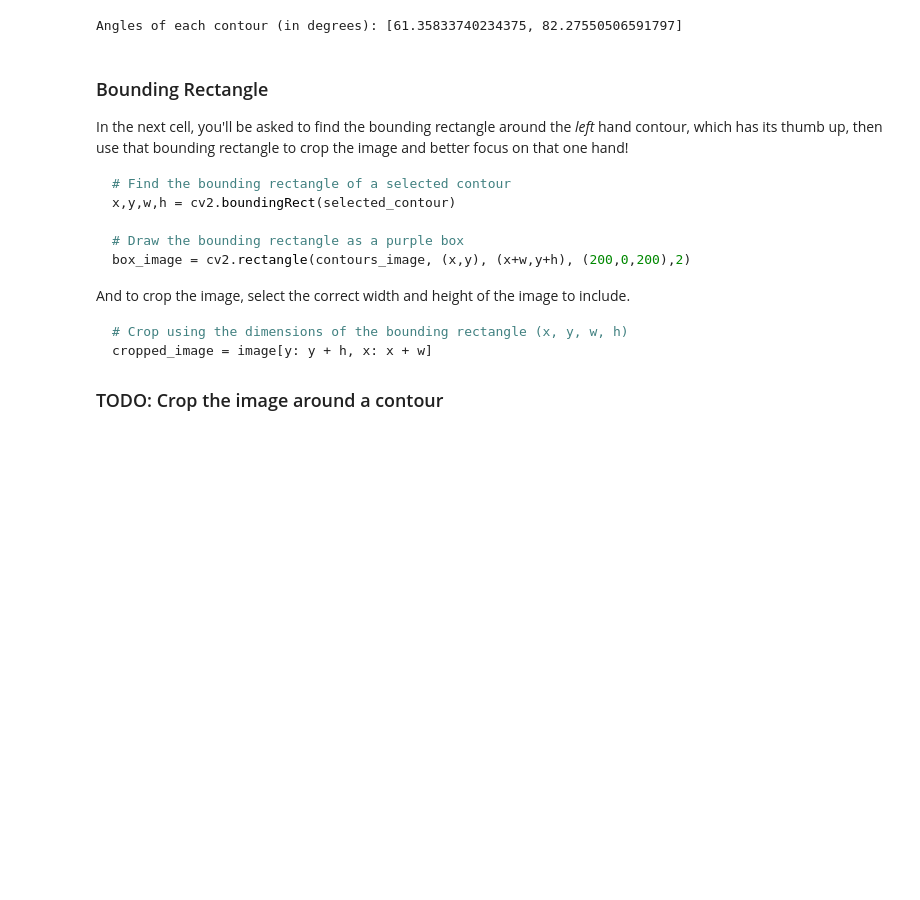
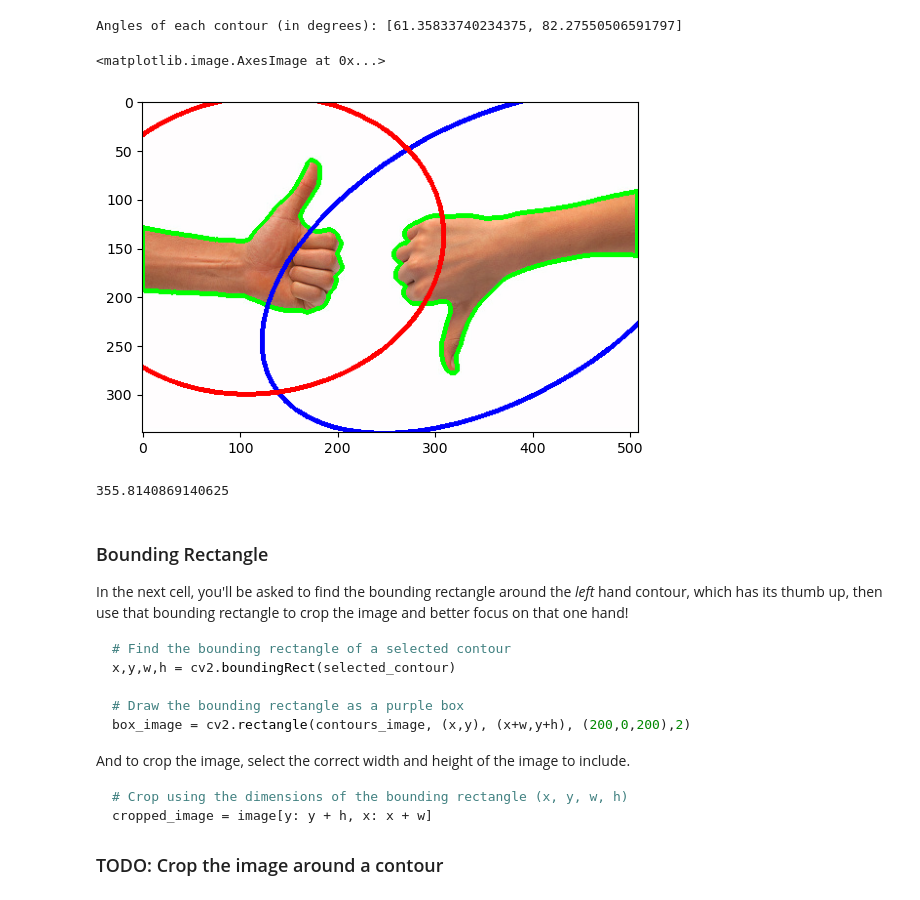
Before and after one commit to Hercogs/cd0360-Introduction-to-Computer-Vision, a Jupyter notebook: 1_3_Types_of_Features_Image_Segmentation/2. Contour detection and features.ipynb, the cells around one changed output. Drawn from its saved outputs; the diff is of its cells as text; code cells hidden in the pictures; blank space fills up the shorter version.

```diff
--- a/1_3_Types_of_Features_Image_Segmentation/2. Contour detection and features.ipynb
+++ b/1_3_Types_of_Features_Image_Segmentation/2. Contour detection and features.ipynb
@@ -102,6 +102,24 @@ angles = orientations(contours)
 print('Angles of each contour (in degrees): ' + str(angles))
 # %% [output]
 Angles of each contour (in degrees): [61.35833740234375, 82.27550506591797]
+# %%
+# Draw elipses
+contours_image_copy = np.copy(contours_image)
+
+(x, y), (MA, ma), angle = cv2.fitEllipse(contours[0])
+contours_image_copy = cv2.ellipse(contours_image_copy, (int(x), int(y)), (int(MA), int(ma)), angle, 0, 360, (0, 0, 255), 3)
+(x, y), (MA, ma), angle = cv2.fitEllipse(contours[1])
+contours_image_copy = cv2.ellipse(contours_image_copy, (int(x), int(y)), (int(MA), int(ma)), angle, 0, 360, (255, 0, 0), 3)
+# contours_image_copy = cv2.ellipse(contours_image_copy, (int(200), int(200)), (int(20), int(50)), 45, 0, 360, (255, 255, 0), 3)
+
+plt.imshow(contours_image_copy)
+# %% [output]
+<matplotlib.image.AxesImage at 0x...>
+[figure, added]
+# %%
+x
+# %% [output]
+355.8140869140625
 # %% [markdown]
 ### Bounding Rectangle
 
```
Also changed, not shown: parts of 1 cell of this notebook, 6 other files.
